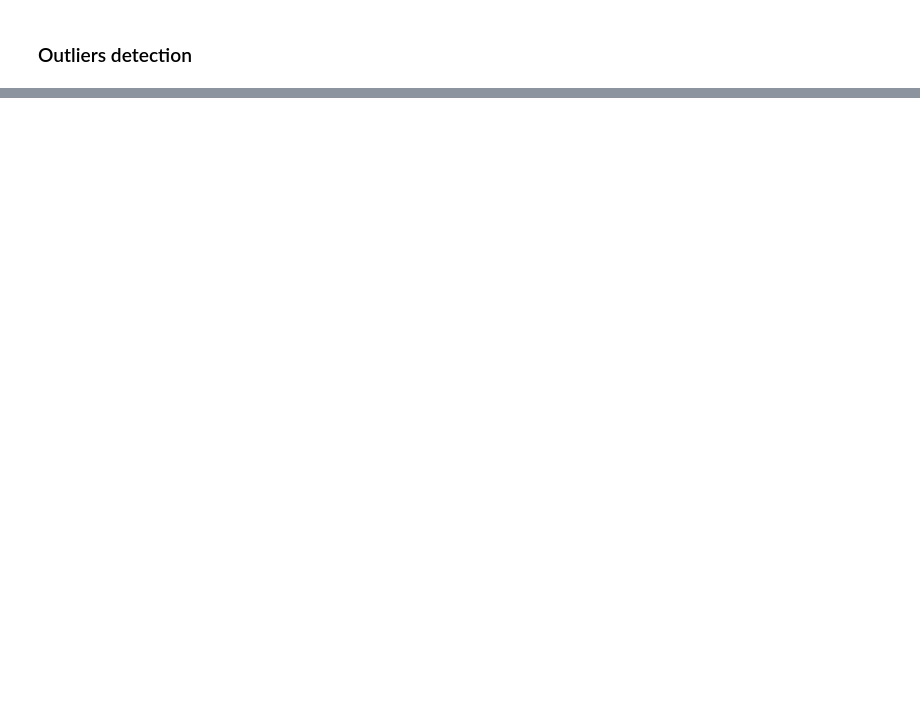
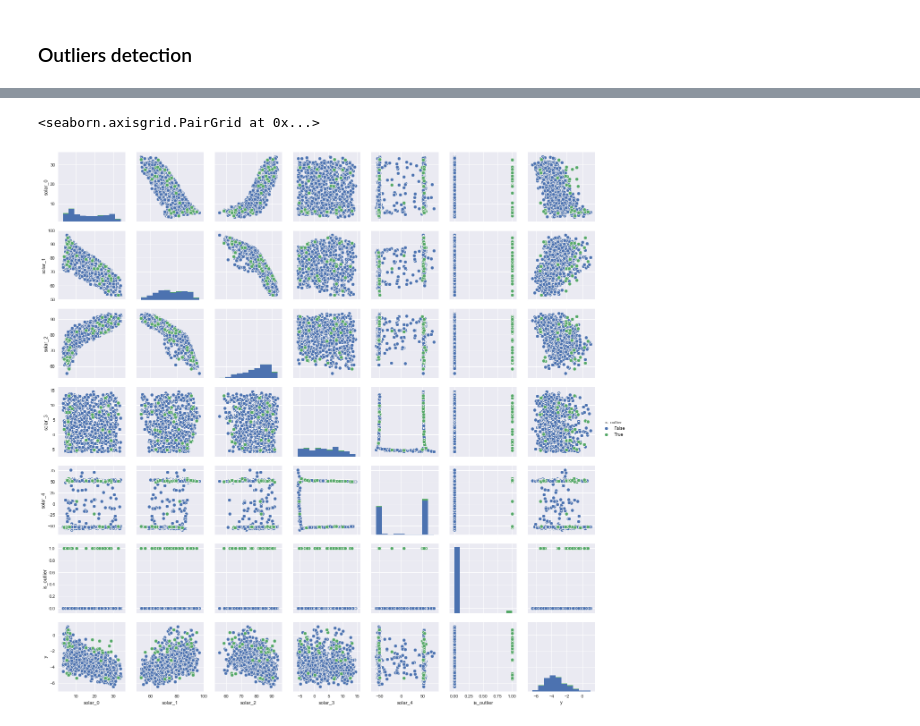
Before and after one commit to anthonyhu/aerosol-depth-prediction, a Jupyter notebook: Exploratory data analysis.ipynb, the cells around one changed output, grey strips where cells are left out. Cells and saved outputs as stored; diff of their text form; code cells hidden in the pictures; blank space fills up the shorter version.

```diff
--- a/Exploratory data analysis.ipynb
+++ b/Exploratory data analysis.ipynb
@@ -444,0 +450,8 @@ array([ 93, 101, 216, 232, 236, 309, 423, 488, 525, 647, 685, 748, 909,
+# %%
+outliers_id = [21, 31, 72, 85, 135, 154, 165,
+               199, 232, 252, 255, 262, 289, 387,
+               393, 404, 408, 434, 488, 516, 578,
+               615, 617, 624, 633, 647, 683, 778,
+               785, 792, 817, 828, 917, 946, 960]
+train_copy["is_outlier"] = train_copy["id"].isin(outliers_id)
+train_copy
@@ -444,0 +477,7 @@ array([ 93, 101, 216, 232, 236, 309, 423, 488, 525, 647, 685, 748, 909,
+# %%
+#index_id = (validation_fold["id"] == 16) | (validation_fold["id"] == 85)
+sns.pairplot(train_copy.loc[:, ["solar_" + str(i) for i in range(5)] + ["is_outlier", "y"]],
+             hue="is_outlier")
+# %% [output]
+<seaborn.axisgrid.PairGrid at 0x...>
+[figure, added]
```
Also changed, not shown: parts of 19 cells of this notebook, 5 other files.
